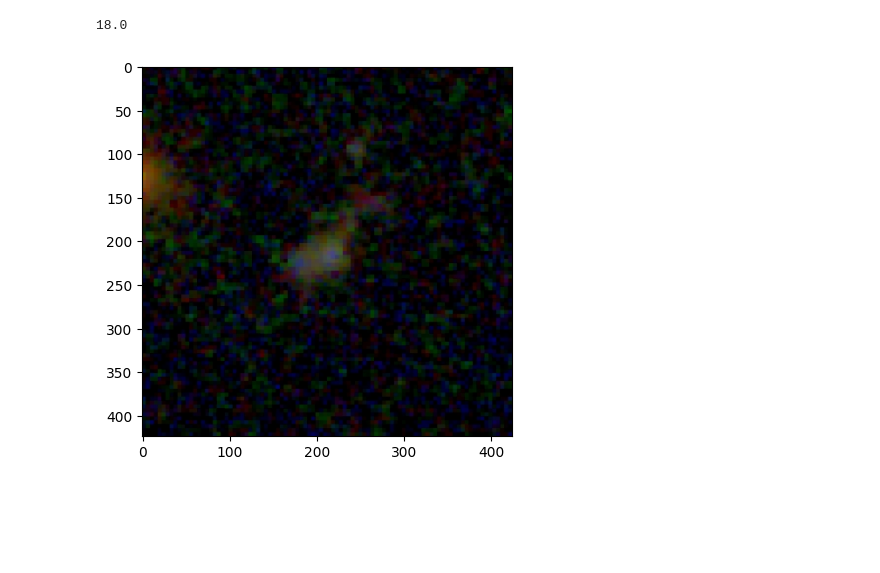
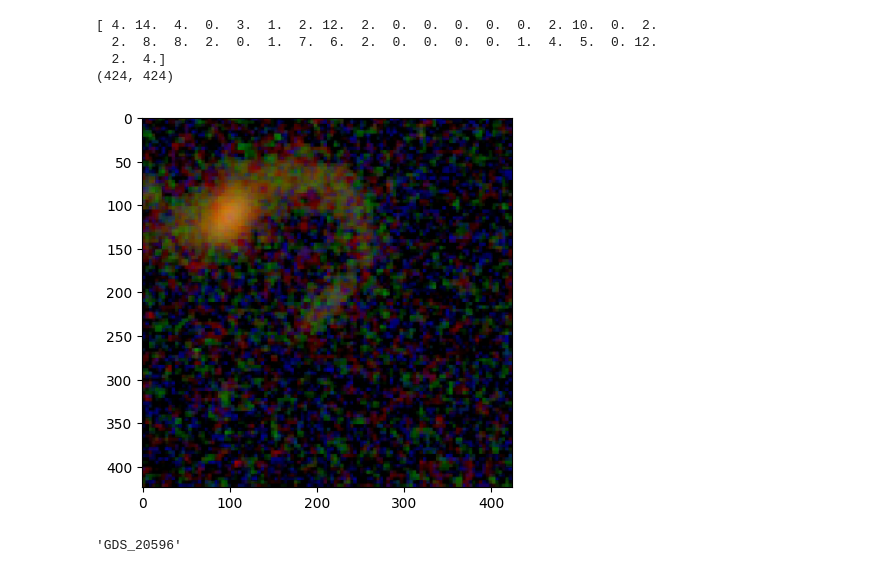
Before and after one commit to sjmckay/ml-sandbox, a Jupyter notebook: sandbox.ipynb, the cells around one changed output. Cells and saved outputs as stored; diff of their text form; code cells hidden in the pictures; blank space fills up the shorter version.

Commit message:
write load dataset and dataloader functions

```diff
--- a/sandbox.ipynb
+++ b/sandbox.ipynb
@@ -1,8 +1,8 @@
 # %%
 from galaxy_datasets import gz_candels
 
-catalog, labels = gz_candels(
-    root='.tmp/',
-    download=True,
-    train=True  # by default, or set False for test set
+catalog, label_cols = gz_candels(
+        root='.tmp/',
+        train=True,
+        download=True,
 )
@@ -9,17 +14,24 @@ catalog, labels = gz_candels(
 # %%
 from galaxy_datasets.pytorch.galaxy_dataset import GalaxyDataset
-
-dataset = GalaxyDataset(
-    catalog=catalog.sample(1000),
-    label_cols=['smooth-or-featured-candels_smooth'],
-    )
+gzdataset = GalaxyDataset(
+    catalog,
+    label_cols=catalog.columns.tolist()[:-2],  # all columns except 'image_path'
+    transform=None,
+)
 # %%
-from PIL import Image
 import numpy as np
 import matplotlib.pyplot as plt
-img, label = dataset[np.random.randint(len(dataset))]
+img, labels = gzdataset[np.random.randint(len(gzdataset))]
 plt.imshow(img)
-print(label)
+print(labels)
+print(img.size)
 # %% [output]
-18.0
+[ 4. 14.  4.  0.  3.  1.  2. 12.  2.  0.  0.  0.  0.  0.  2. 10.  0.  2.
+  2.  8.  8.  2.  0.  1.  7.  6.  2.  0.  0.  0.  0.  1.  4.  5.  0. 12.
+  2.  4.]
+(424, 424)
-[figure, old version]
+[figure, new version]
+# %%
+gzdataset.catalog.loc[70,'filename'].split('.jpg')[0]
+# %% [output]
+'GDS_20596'
```
Also changed, not shown: parts of 2 cells of this notebook, 2 other files.
